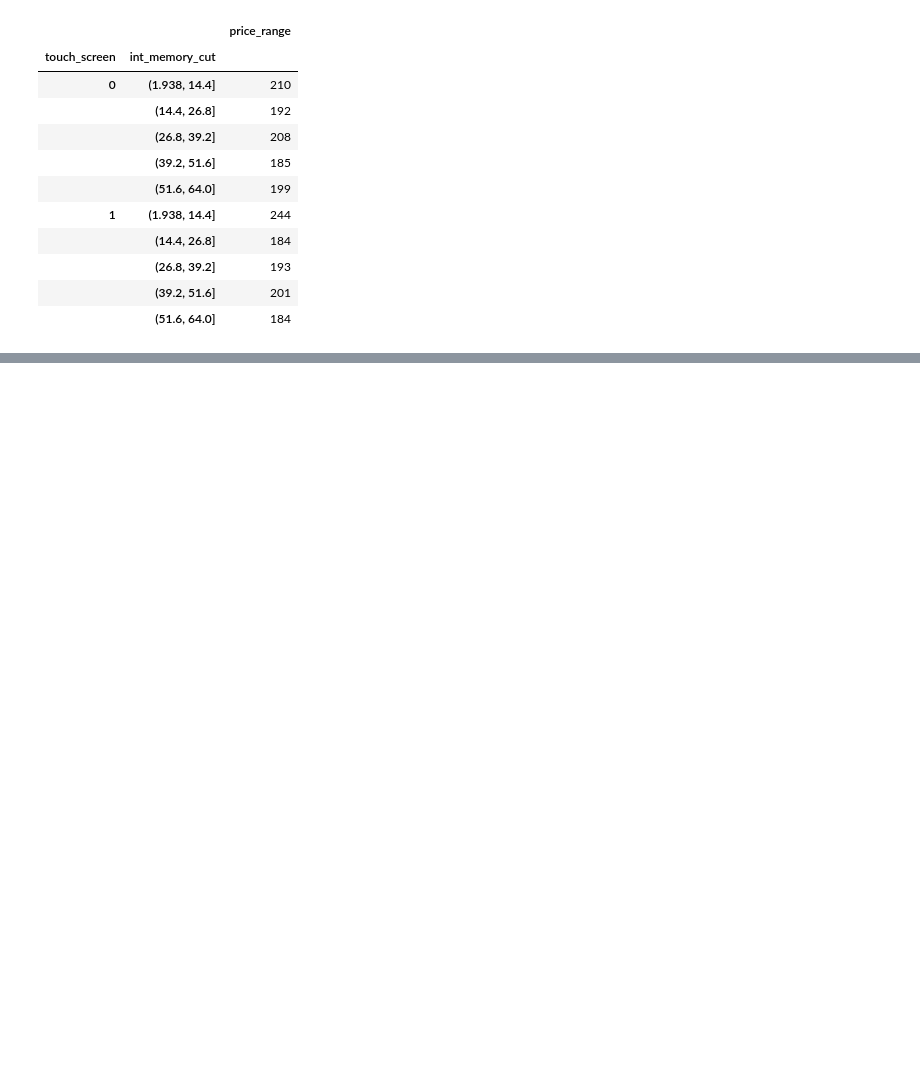
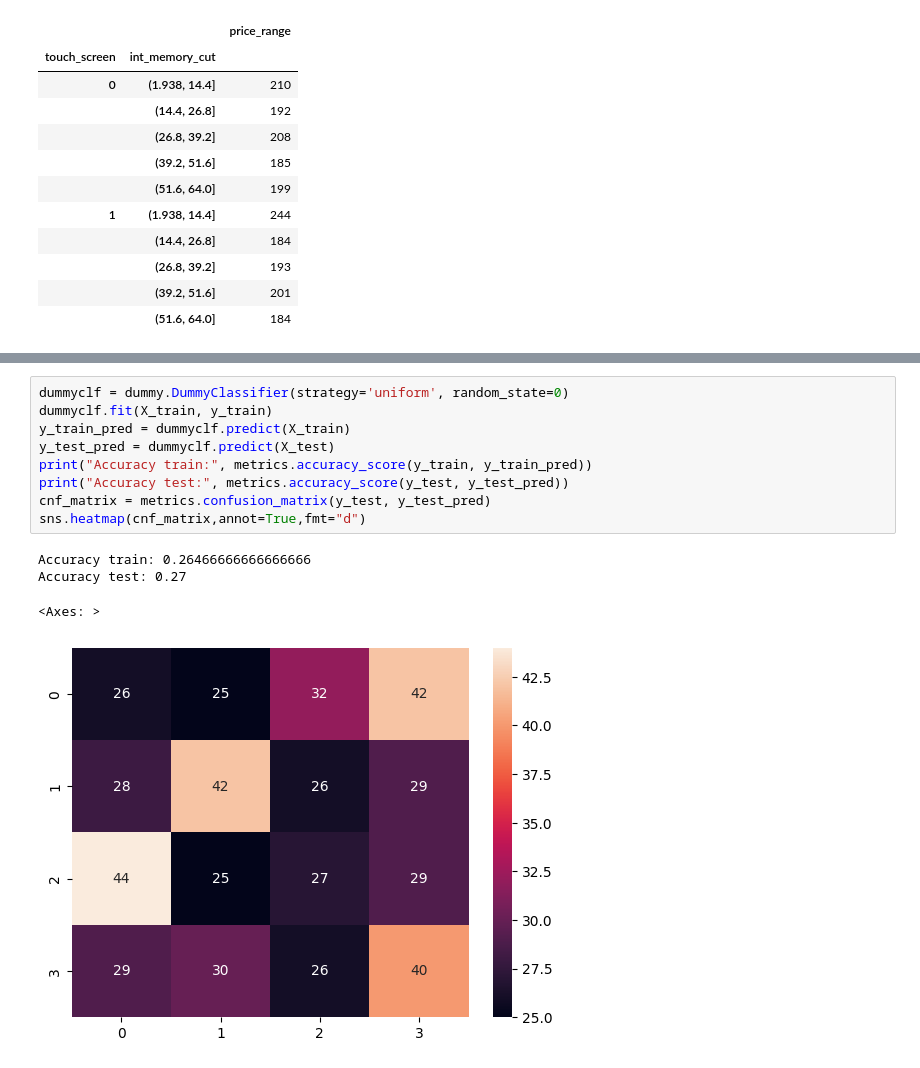
Before and after one commit to karim1644/BDTA, a Jupyter notebook: Past-Exams/2024-06-13/2024-06-13.ipynb, the cells around one changed output, grey strips where cells are left out. Cells and saved outputs as stored; diff of their text form; blank space fills up the shorter version.

```diff
--- a/Past-Exams/2024-06-13/2024-06-13.ipynb
+++ b/Past-Exams/2024-06-13/2024-06-13.ipynb
@@ -228,0 +288,14 @@ df.pivot_table('price_range', index=['touch_screen', 'int_memory_cut'], aggfunc=
+# %%
+dummyclf = dummy.DummyClassifier(strategy='uniform', random_state=0)
+dummyclf.fit(X_train, y_train)
+y_train_pred = dummyclf.predict(X_train)
+y_test_pred = dummyclf.predict(X_test)
+print("Accuracy train:", metrics.accuracy_score(y_train, y_train_pred))
+print("Accuracy test:", metrics.accuracy_score(y_test, y_test_pred))
+cnf_matrix = metrics.confusion_matrix(y_test, y_test_pred)
+sns.heatmap(cnf_matrix,annot=True,fmt="d")
+# %% [output]
+Accuracy train: 0.26466666666666666
+Accuracy test: 0.27
+<Axes: >
+[figure, added]
```
Also changed, not shown: parts of 29 cells of this notebook, 1 other file.
